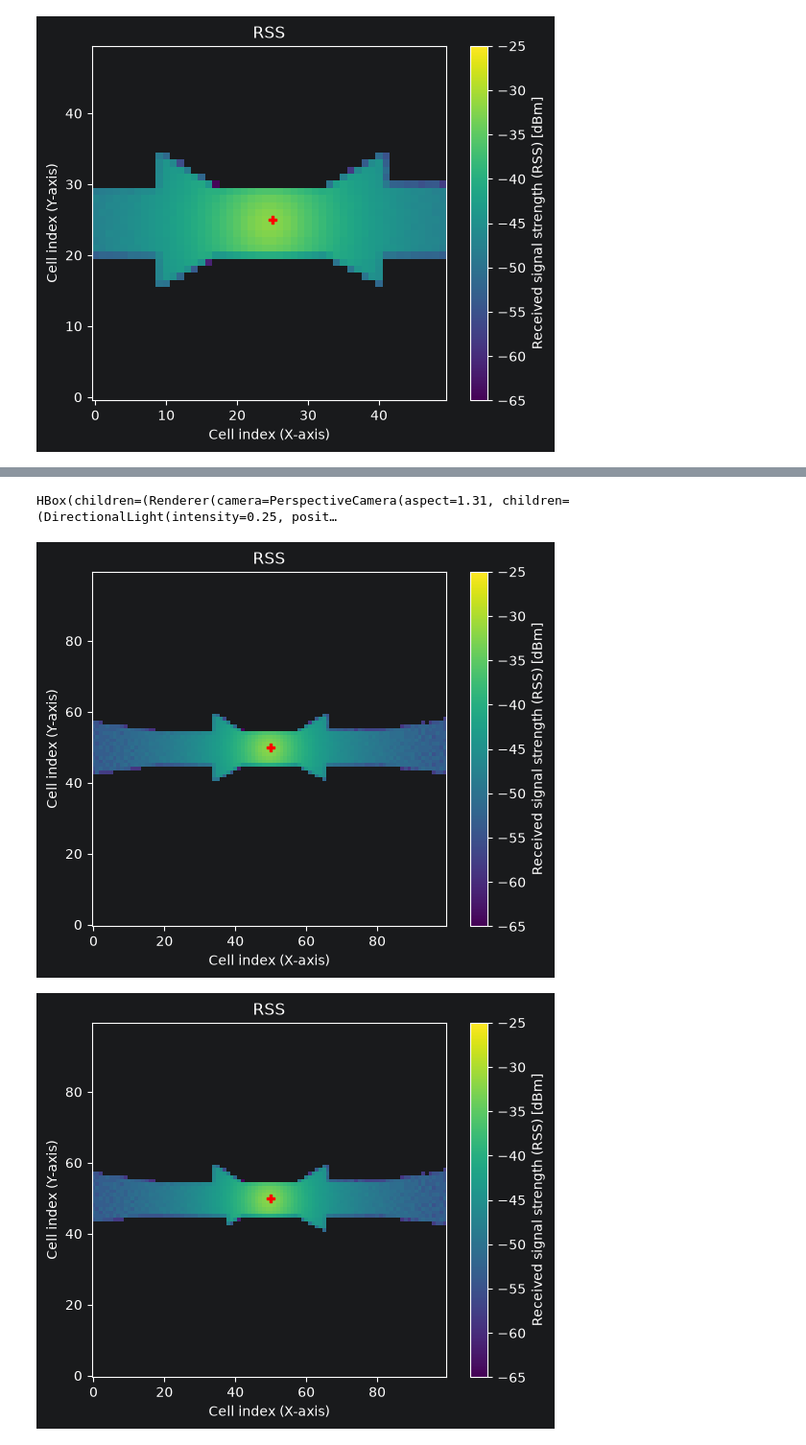
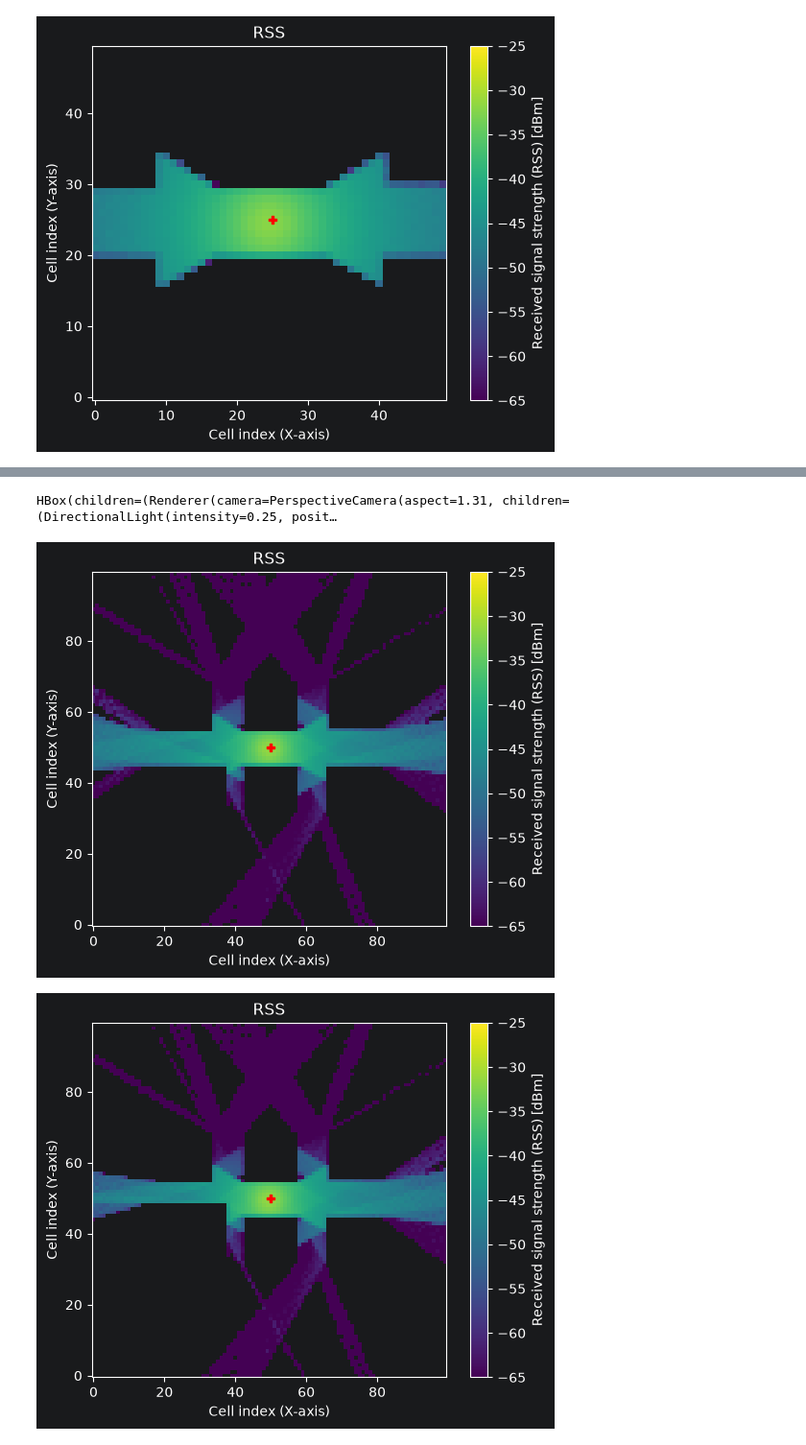
Before and after one commit to yexur3/learning-notes, a Jupyter notebook: python-projects/practice-python-and-sionna-study/practice.ipynb, the cells around one changed output, grey strips where cells are left out. Shown at 96% size. Cells and saved outputs as stored; diff of their text form; code cells hidden in the pictures.

Commit message:
playing with scaling

```diff
--- a/python-projects/practice-python-and-sionna-study/practice.ipynb
+++ b/python-projects/practice-python-and-sionna-study/practice.ipynb
@@ -435,7 +435,7 @@ building.orientation = original_orientation.tolist()
 def calculate_street_map():
     return map_solver(
         scene=street_scene,
-        max_depth=0,
+        max_depth=2,
         refraction=False,
         samples_per_tx=1_000_000,
         center=[0,0,1.5],
@@ -450,17 +450,17 @@ def calculate_street_map():
 # %%
 map_before_rotation = calculate_street_map()
 
 building.position = (original_position + [0,0,0]).tolist()
 building.orientation = [0, 0, 0]
-building.scaling = (original_scaling * [1.5, 1, 1]).tolist()
+building.scaling = (original_scaling * [1, 1.5, 1]).tolist()
 
 map_after_rotation = calculate_street_map()
 
 map_before_rotation.show(metric = "rss", vmin=-65, vmax = -25)
 map_after_rotation.show(metric = "rss", vmin = -65, vmax = -25)
 
-street_scene.preview()
+street_scene.preview(radio_map=map_after_rotation, rm_metric="rss", rm_vmin=-65, rm_vmax=-25)
 # %% [output]
 HBox(children=(Renderer(camera=PerspectiveCamera(aspect=1.31, children=(DirectionalLight(intensity=0.25, posit…
-[figure, old version]
+[figure, new version]
-[figure, old version]
+[figure, new version]
```
Also changed, not shown: parts of 3 cells of this notebook.
